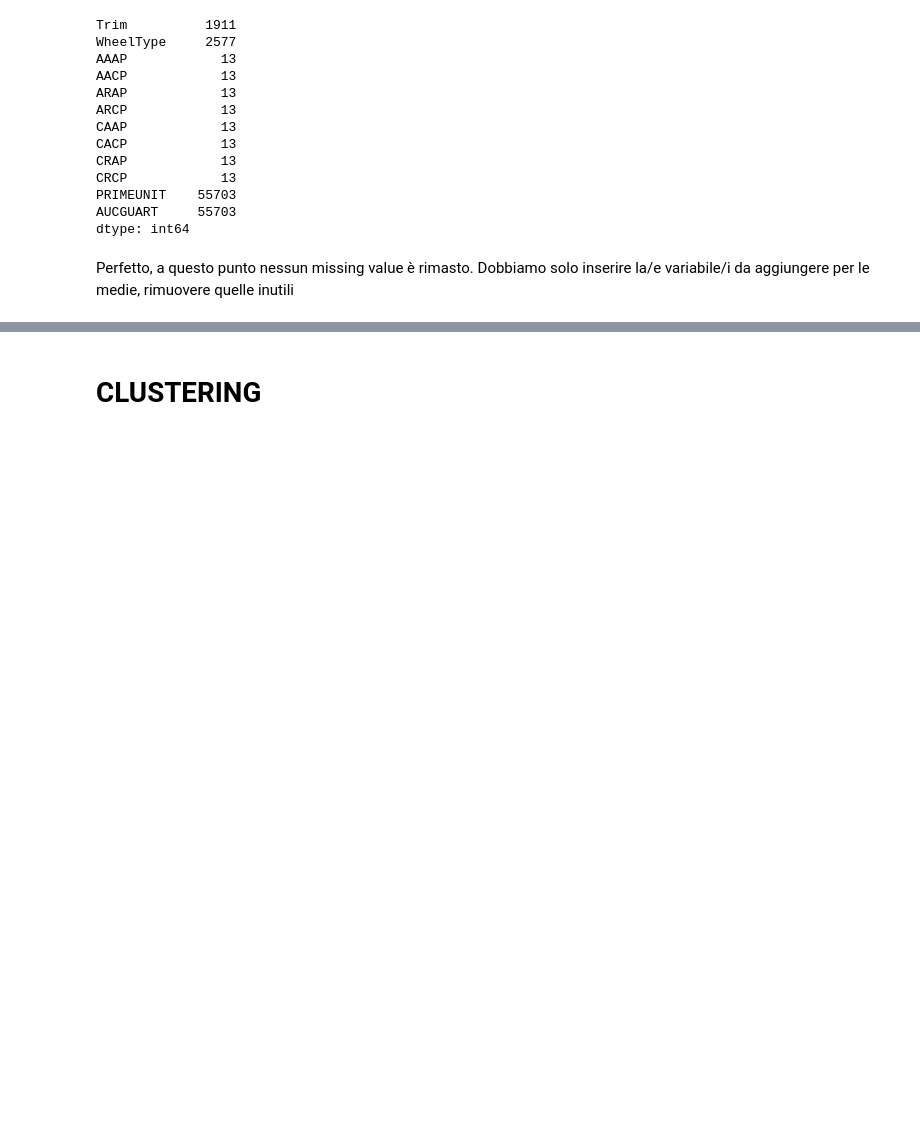
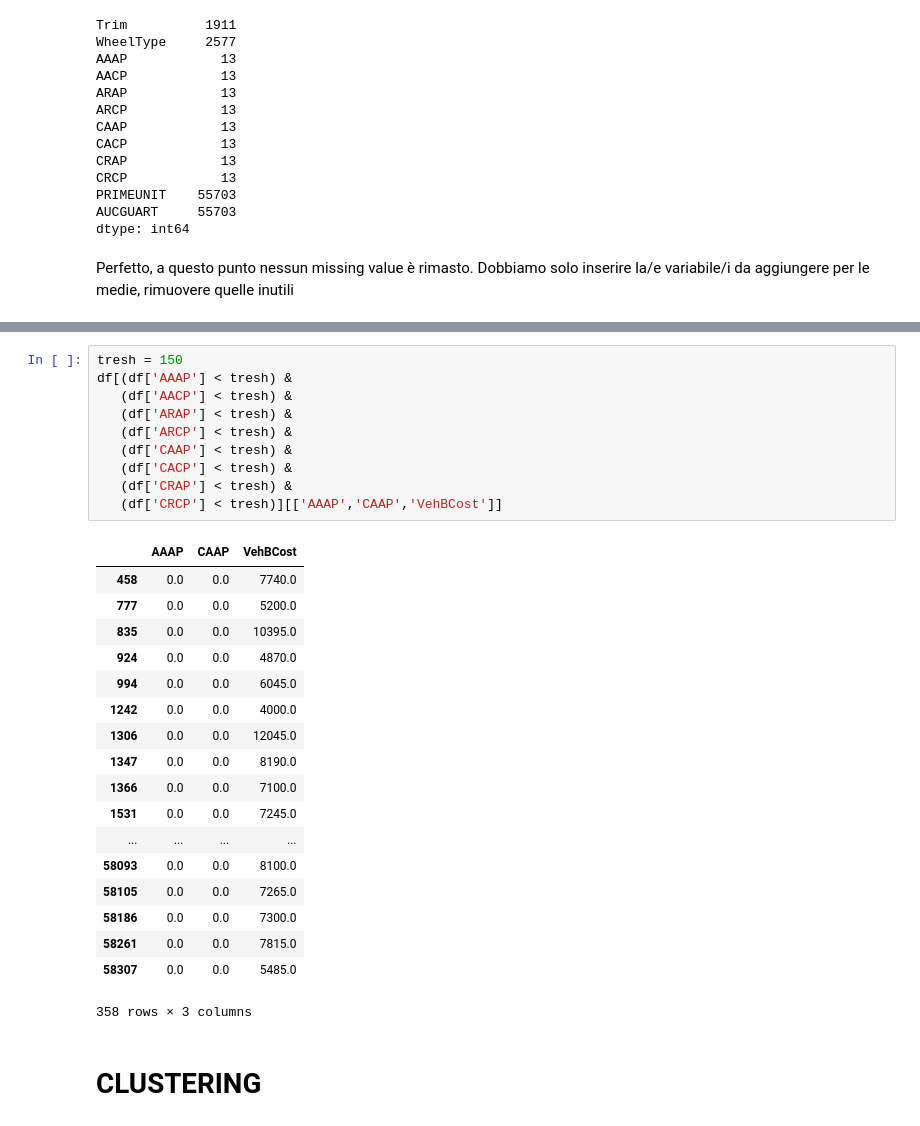
Before and after one commit to andybbruno/DataMining, a Jupyter notebook: DataUnderstanding.ipynb, the cells around one changed output, grey strips where cells are left out. Saved outputs shown, nothing was run; the diff lists cells and outputs as text; blank space fills up the shorter version.

```diff
--- a/DataUnderstanding.ipynb
+++ b/DataUnderstanding.ipynb
@@ -600,3 +602,32 @@ dtype: int64
+# %%
+tresh = 150
+df[(df['AAAP'] < tresh) &
+   (df['AACP'] < tresh) &
+   (df['ARAP'] < tresh) &
+   (df['ARCP'] < tresh) &
+   (df['CAAP'] < tresh) &
+   (df['CACP'] < tresh) &
+   (df['CRAP'] < tresh) &
+   (df['CRCP'] < tresh)][['AAAP','CAAP','VehBCost']]
+# %% [output]
+|  | AAAP | CAAP | VehBCost |
+| 458 | 0.0 | 0.0 | 7740.0 |
+| 777 | 0.0 | 0.0 | 5200.0 |
+| 835 | 0.0 | 0.0 | 10395.0 |
+| 924 | 0.0 | 0.0 | 4870.0 |
+| 994 | 0.0 | 0.0 | 6045.0 |
+| 1242 | 0.0 | 0.0 | 4000.0 |
+| 1306 | 0.0 | 0.0 | 12045.0 |
+| 1347 | 0.0 | 0.0 | 8190.0 |
+| 1366 | 0.0 | 0.0 | 7100.0 |
+| 1531 | 0.0 | 0.0 | 7245.0 |
+| ... | ... | ... | ... |
+| 58093 | 0.0 | 0.0 | 8100.0 |
+| 58105 | 0.0 | 0.0 | 7265.0 |
+| 58186 | 0.0 | 0.0 | 7300.0 |
+| 58261 | 0.0 | 0.0 | 7815.0 |
+| 58307 | 0.0 | 0.0 | 5485.0 |
+358 rows × 3 columns
 # %% [markdown]
 # CLUSTERING
 # %%
```
Also changed, not shown: parts of 2 cells of this notebook.
